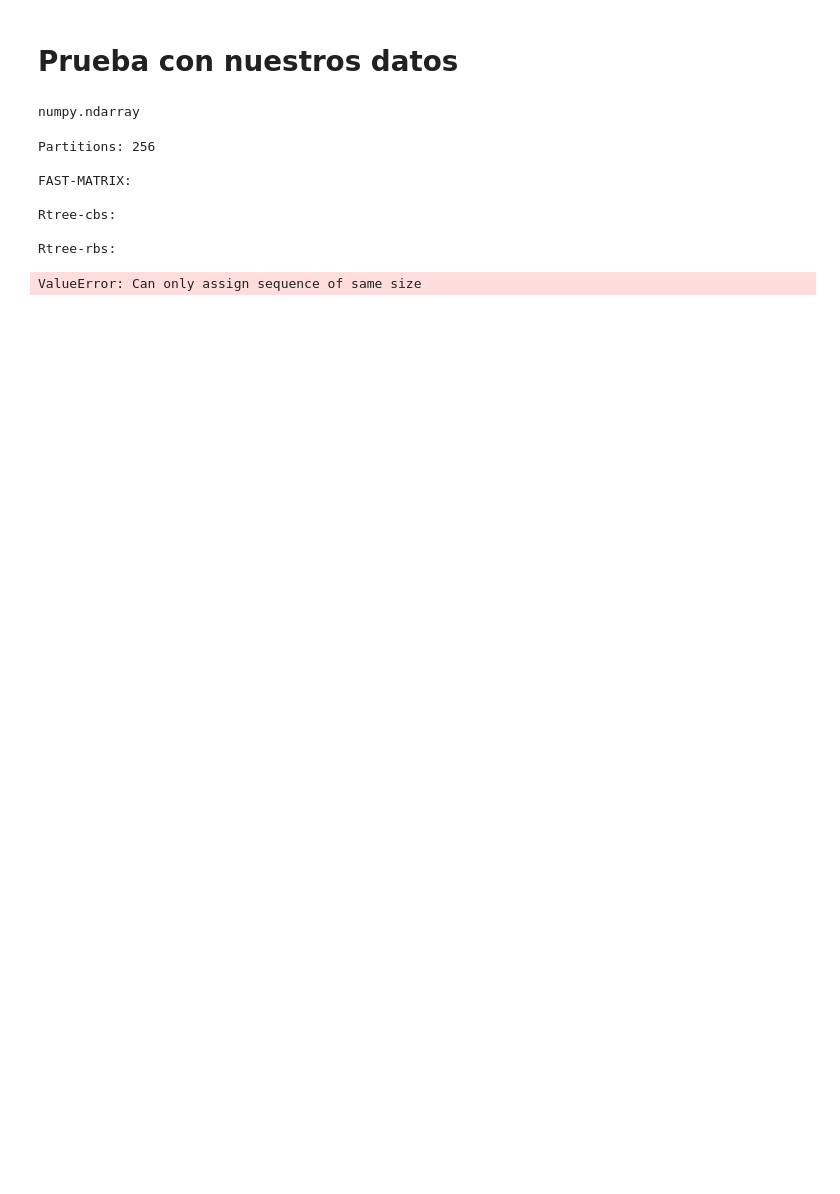
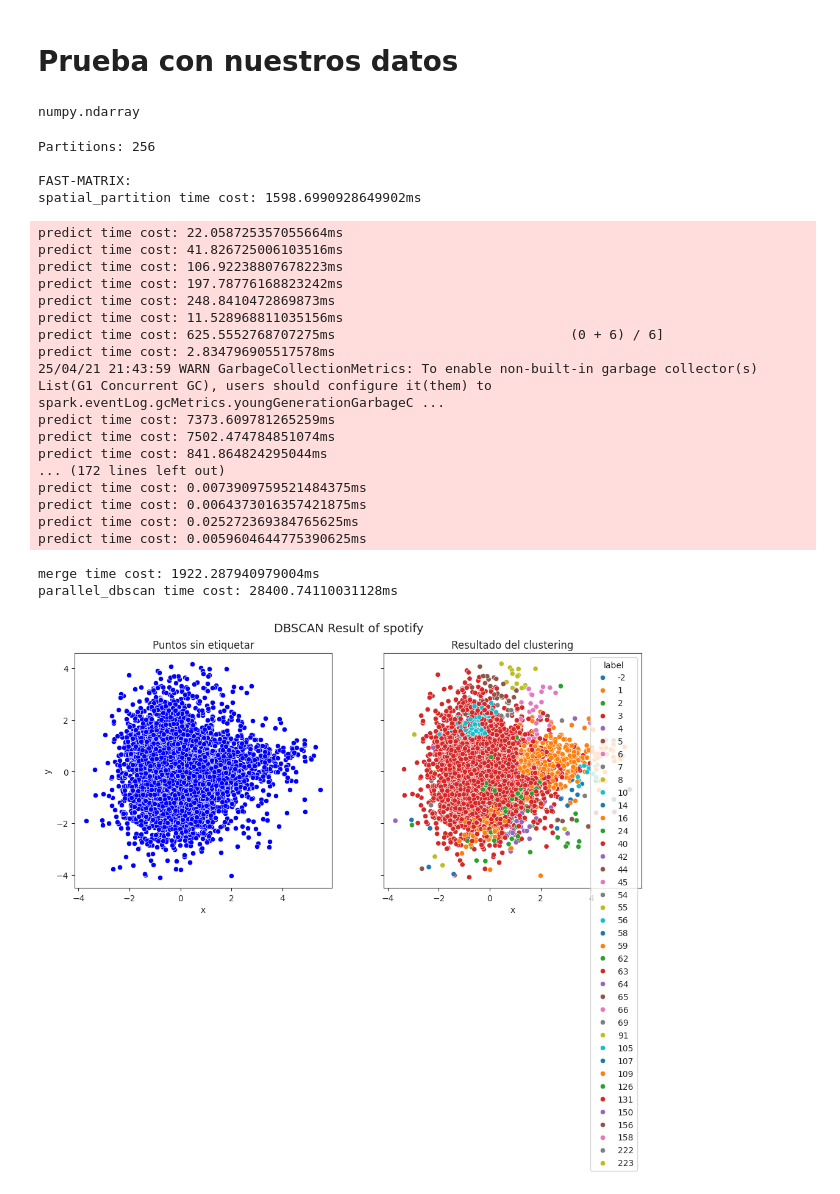
Before and after one commit to hexecoded/BD_Spark, a Jupyter notebook: DBSCAN/Clustering-actualizado.ipynb, the cells around one changed output. Drawn from its saved outputs; the diff is of its cells as text; code cells hidden in the pictures; blank space fills up the shorter version.

Commit message:
DBSCAN: mejorada la lectura de datos. Necesario preprocesar categóricas aún

```diff
--- a/DBSCAN/Clustering-actualizado.ipynb
+++ b/DBSCAN/Clustering-actualizado.ipynb
@@ -1021,28 +1120,44 @@ b_min_pts = sc.broadcast(min_pts)
 # %%
 for tuple_par in n_partition_set:
     print(f'\nPartitions: {np.prod(tuple_par)}')
     print('\nFAST-MATRIX:')
-    # result_tags = parallel_dbscan(dataset, eps, min_pts, tuple_par, method='matrix', metric='fast-euclidian')
-    # plot_result(dataset_2d, result_tags, 'spotify')
+    result_tags = parallel_dbscan(dataset, eps, min_pts, tuple_par, method='matrix', metric='fast-euclidian')
+    plot_result(dataset_2d, result_tags, 'spotify')
 
-    print('\nRtree-cbs:')
+    #print('\nRtree-cbs:')
     # result_tags = parallel_dbscan(dataset, eps, min_pts, tuple_par, method='matrix', metric='fast-euclidian',
     #                             rtree=True, rtree_mtd='cbs')
     # plot_result(dataset_2d, result_tags, 'spotify')
 
-    print('\nRtree-rbs:')
-    result_tags = parallel_dbscan(dataset, eps, min_pts, tuple_par,
-                                  method='matrix', metric='fast-euclidian', rtree=True, rtree_mtd='rbs')
-    plot_result(dataset_2d, result_tags, 'spotify')
+    #print('\nRtree-rbs:')
+    #result_tags = parallel_dbscan(dataset, eps, min_pts, tuple_par,
+    #                              method='matrix', metric='fast-euclidian', rtree=True, rtree_mtd='rbs')
+    #plot_result(dataset_2d, result_tags, 'spotify')
 # %% [output]
 Partitions: 256
 
 FAST-MATRIX:
-
-Rtree-cbs:
-
-Rtree-rbs:
+spatial_partition time cost: 1598.6990928649902ms
-ValueError: Can only assign sequence of same size
+predict time cost: 22.058725357055664ms
+predict time cost: 41.826725006103516ms
+predict time cost: 106.92238807678223ms
+predict time cost: 197.78776168823242ms
+predict time cost: 248.8410472869873ms
+predict time cost: 11.528968811035156ms
+predict time cost: 625.5552768707275ms                              (0 + 6) / 6]
+predict time cost: 2.834796905517578ms
+25/04/21 21:43:59 WARN GarbageCollectionMetrics: To enable non-built-in garbage collector(s) List(G1 Concurrent GC), users should configure it(them) to spark.eventLog.gcMetrics.youngGenerationGarbageC ...
+predict time cost: 7373.609781265259ms
+predict time cost: 7502.474784851074ms
+predict time cost: 841.864824295044ms
+... (172 lines left out)
+predict time cost: 0.0073909759521484375ms
+predict time cost: 0.0064373016357421875ms
+predict time cost: 0.025272369384765625ms
+predict time cost: 0.0059604644775390625ms
+merge time cost: 1922.287940979004ms
+parallel_dbscan time cost: 28400.74110031128ms
+[figure, added]
 # %% [markdown]
 <a style='text-decoration:none;line-height:16px;display:flex;color:#5B5B62;padding:10px;justify-content:end;' href='https://deepnote.com?utm_source=created-in-deepnote-cell&projectId=97fa435b-89c8-4b22-a4df-60f2ff3508a1' target="_blank">
 <img alt='Created in deepnote.com' style='display:inline;max-height:16px;margin:0px;margin-right:7.5px;' src='embedded-picture-1' > </img>
```
Also changed, not shown: parts of 16 cells of this notebook.
